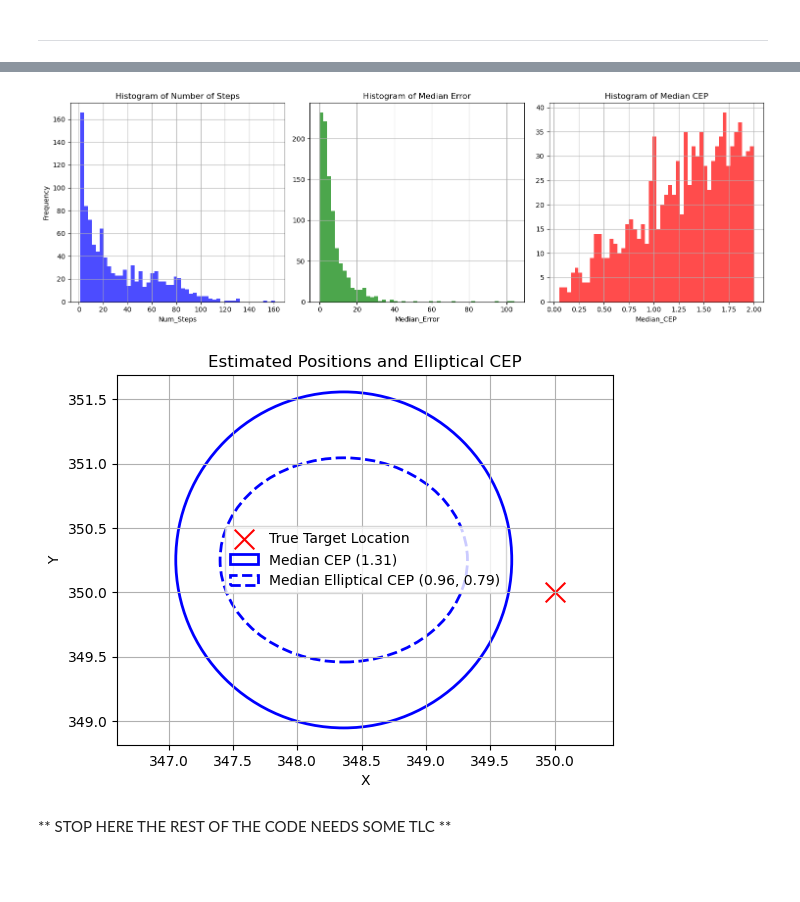
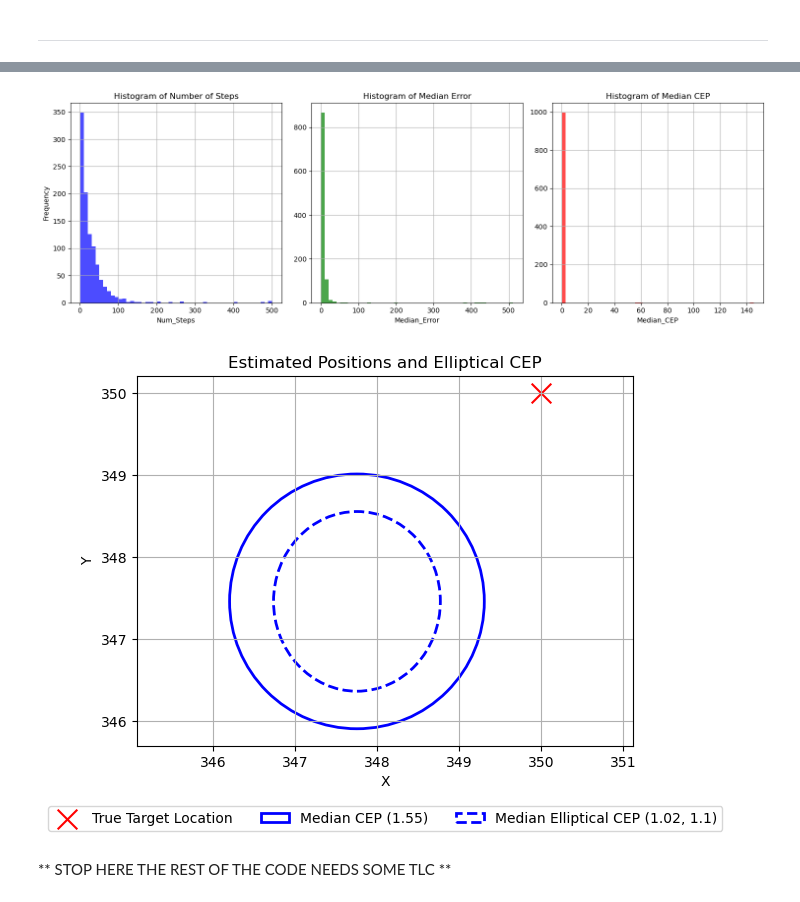
Before and after one commit to raneyoliver/CS8321Labs-public, a Jupyter notebook: lab5/Lab5_FinalProject_Iter1.ipynb, the cells around one changed output, grey strips where cells are left out. Drawn from its saved outputs; the diff is of its cells as text; code cells hidden in the pictures; blank space fills up the shorter version.

```diff
--- a/lab5/Lab5_FinalProject_Iter1.ipynb
+++ b/lab5/Lab5_FinalProject_Iter1.ipynb
@@ -238,6 +238,7 @@ class DroneEnv(AECEnv):
         self.max_steps = 500
         self.current_step = 0
         self.LOCASoln = []
+
         self.movements = np.array([[-5,5], [0,5], [5,5], [-5,0], [0,0], [5,0], [-5,-5], [0,-5], [5,-5]])
         #self.drone_status = [['active'] for _ in range(num_drones)]
 
@@ -268,6 +269,8 @@ class DroneEnv(AECEnv):
         self.metadata = {'render.modes': ['human']}
 
         self.action_space = Discrete(len(self.movements))  # Discrete action space
+        #self.action_space = Discrete(9)  # Discrete action space
+
         self.observation_space = Box(low=0, high=self.width, shape=(5,), dtype=np.float32)
 
 
@@ -294,6 +297,9 @@ class DroneEnv(AECEnv):
         self.localization_est = np.array([[median_x,median_y]])
         self.loca_err =  np.linalg.norm(self.localization_est - self.target_location, axis=1)
         self.LOCASoln = LOCASoln.copy()
+        cep_radius = np.sqrt(mad_x**2 + mad_y**2)
+        self.cep_radius_after = cep_radius.copy()
+
 
 
     def observe(self, agent):
@@ -302,6 +308,13 @@ class DroneEnv(AECEnv):
     def step(self, action):
         #if DEBUG: print(action)
         self.current_step += 1
+
+        cp_prev = np.round(self.cep_radius_after,2)
+
+        min_cep = 2
+        ds = np.abs(np.round(((cp_prev-min_cep)/min_cep),2))
+
+        self.movements = np.array([[0, ds], [0, -1*ds], [ds, 0], [-1*ds, 0], [0, 0], [ds,ds], [ds,-1*ds], [-1*ds,-1*ds], [-1*ds,-1*ds]])
 
         drones_location_err = np.zeros((self.num_drones,2))
         toas = np.zeros(self.num_drones)
@@ -335,7 +348,7 @@ class DroneEnv(AECEnv):
 
         for i, act in enumerate(action):
             movement = self.movements[act]
-            self.drones_location[i] += movement
+            self.drones_location[i] =  self.drones_location[i]+movement
             self.drone_trajectory[i].append(self.drones_location[i].copy())#
 
 
@@ -380,7 +393,7 @@ class DroneEnv(AECEnv):
         target_power_threshold = -1 * 20 * np.log10((4 * np.pi * 60 * 5e9) / 3e8) + self.target_power
 
         done_max_steps = self.current_step >= self.max_steps
-        done_target_CEP = cep_radius_after <= 2
+        done_target_CEP = cep_radius_after <= min_cep
         done = done_max_steps or done_target_CEP
         if done:
            # if DEBUG: print('Final LOCA Target Estimate: ', np.round(localization_est_after,2))
@@ -416,6 +429,8 @@ class DroneEnv(AECEnv):
         self.localization_est = np.array([[median_x,median_y]])
         self.loca_err =  np.linalg.norm(self.localization_est - self.target_location, axis=1)
         self.LOCASoln = LOCASoln.copy()
+        self.cep_radius_after = cep_radius.copy()
+
 
         for i in range(self.num_drones):
             self.drone_trajectory[i] = [np.copy(self.drones_location[i])]  # Reset drone trajectory
@@ -433,12 +448,12 @@ class DroneEnv(AECEnv):
     def choose_action(self, agent, state):
         if np.random.rand() < self.epsilon:
             #if DEBUG: print("Exploration")
-            #action_out = np.random.randint(self.action_space.n) % 5
+            #action_out = np.random.randint(self.action_space.n) % 9
             action_out = np.random.randint(self.action_space.n) % len(self.movements)
             return  action_out # Exploration
         else:
             #if DEBUG: print("Exploitation")
-            #action_out = np.argmax(self.q_tables[agent][state]) % 5
+            #action_out = np.argmax(self.q_tables[agent][state]) % 9
             action_out = np.argmax(self.q_tables[agent][state]) % len(self.movements)
             return action_out  # Exploitation
 
@@ -584,6 +599,8 @@ results_df = pd.DataFrame({'Num_Steps': ls_numsteps, 'Median_Error': ls_median_e
                           'Mean_X': ls_mean_x, 'Mean_Y': ls_mean_y, 'Std_X': ls_stddev_x, 'Std_Y': ls_stddev_y} )
 #results_df.describe().style.format('{:,}')
 results_df.to_csv('iter1_results.csv', index=False)
+results_df = pd.read_csv('iter1_results.csv')
+
 results_df.describe().style.format("{:.2f}")
 # %% [output]
 |  | Num_Steps | Median_Error | Median_CEP | Median_X | Median_Y | MAD_X | MAD_Y | Mean_X | Mean_Y | Std_X | ... |
@@ -619,7 +636,7 @@ plt.tight_layout()
 # Show the plot
 plt.show()
 # %% [output]
-[figure, old version]
+[figure, new version]
 # %%
 mean_num_steps = results_df['Num_Steps'].mean()
 mean_median_error = results_df['Median_Error'].mean()
@@ -638,35 +655,39 @@ plt.scatter(env.target_location[0][0],env.target_location[0][1],color='red', lab
 
 # Plot circle using MAD deviations of x & y values
 radius = mean_median_cep
 median_cep_legend = f'Median CEP ({np.round(radius,2)})'
 circle_median = Ellipse((mean_median_x, mean_median_y), 2*radius, 2*radius, edgecolor='blue', facecolor='none', linestyle='-', linewidth=2, label=median_cep_legend)
 plt.gca().add_patch(circle_median)
 
 # Plot ellipse using median absolute distance values
 median_cep_legend = f'Median Elliptical CEP ({np.round(mean_mad_x, 2)}, {np.round(mean_mad_y, 2)})'
 ellipse_median = Ellipse((mean_median_x, mean_median_y), 2*mean_mad_x, 2*mean_mad_y, edgecolor='blue', facecolor='none', linestyle='--', linewidth=2, label=median_cep_legend)
 plt.gca().add_patch(ellipse_median)
 
 # Plot circle using std deviations of x & y values
 radius = np.sqrt(mean_std_x**2 + mean_std_y**2)
 mean_cep_legend = f'$\mu$ CEP ({np.round(radius,2)})'
 circle_mean = Ellipse((mean_mean_x, mean_mean_y), 2*radius, 2*radius, edgecolor='green', facecolor='none', linestyle='-', linewidth=2, label=mean_cep_legend)
 #plt.gca().add_patch(circle_mean)
 
 # Plot ellipse using standard deviations
 std_cep_legend = f'$\sigma$ Elliptical CEP ({np.round(mean_std_x, 2)}, {np.round(mean_std_y, 2)})'
 ellipse_std = Ellipse((mean_mean_x, mean_mean_y), 2*mean_std_x, 2*mean_std_y, edgecolor='green', facecolor='none', linestyle='--', linewidth=2, label=std_cep_legend)
 #plt.gca().add_patch(ellipse_std)
 
 plt.xlabel('X')
 plt.ylabel('Y')
 plt.title('Estimated Positions and Elliptical CEP')
-plt.legend()
+plt.legend(
+    loc='lower center',
+    bbox_to_anchor=(0.5, -.25),
+    ncol=3,
+)
 plt.grid(True)
 plt.axis('equal')  # Equal aspect ratio
 plt.show()
 # %% [output]
-[figure, old version]
+[figure, new version]
 # %% [markdown]
 ** STOP HERE THE REST OF THE CODE NEEDS SOME TLC **
 # %%
```
Also changed, not shown: parts of 2 cells of this notebook, 3 other files.
